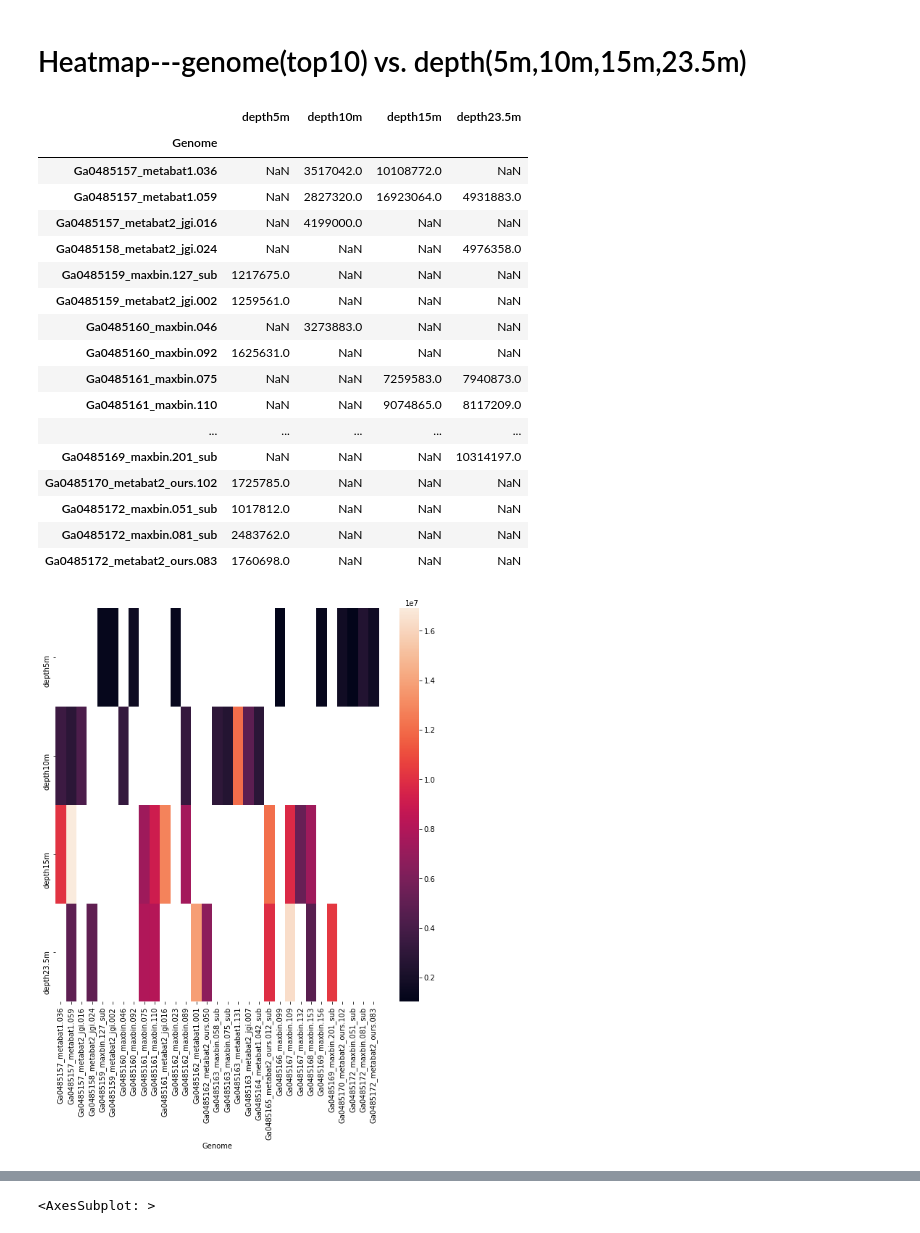
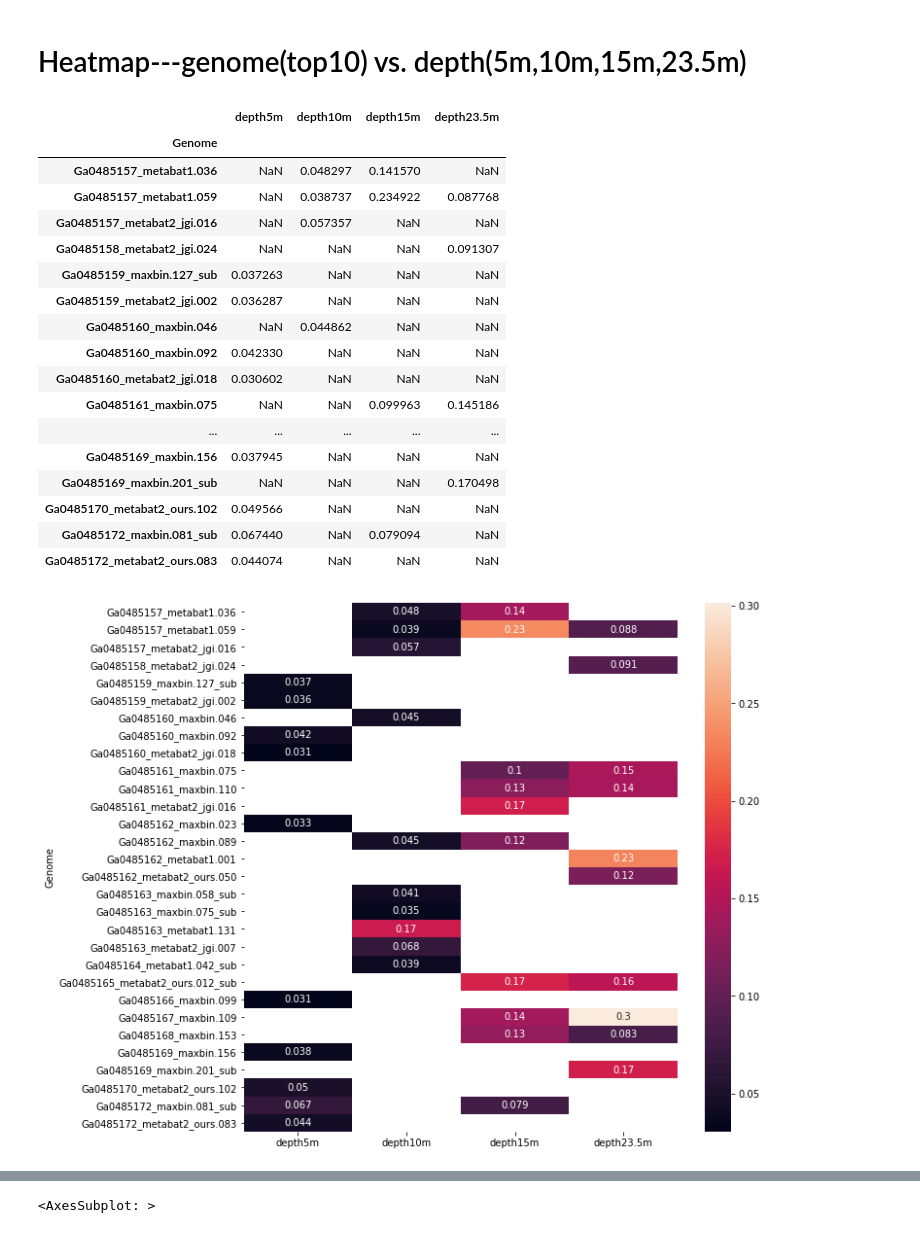
Before and after one commit to solislemuslab/lake-microbiome-data-analysis, a Jupyter notebook: lake-microbiome.ipynb, the cells around one changed output, grey strips where cells are left out. Drawn from its saved outputs; the diff is of its cells as text; code cells hidden in the pictures.

```diff
--- a/lake-microbiome.ipynb
+++ b/lake-microbiome.ipynb
@@ -30,3 +30,7 @@ data
 | 2020-08-05_23.5m | 152916 | 6702 | 67242 | 36246 | 140875 | 27860 | 198556 | 318575 | 460417 | 104251 | ... | ... |
 | 2020-08-05_10m | 797944 | 1121 | 43738 | 124573 | 158200 | 133505 | 268479 | 2574816 | 216942 | 74660 | ... | ... |
 17 rows × 431 columns
+# %%
+total_row=data.sum(axis=1)
+data = data.div(total_row, axis=0)
+data
@@ -581,26 +586,26 @@ df_top10
 # %% [output]
 |  | depth5m | depth10m | depth15m | depth23.5m |
 | Genome |  |  |  |  |
-| Ga0485157_metabat1.036 | NaN | 3517042.0 | 10108772.0 | NaN |
-| Ga0485157_metabat1.059 | NaN | 2827320.0 | 16923064.0 | 4931883.0 |
-| Ga0485157_metabat2_jgi.016 | NaN | 4199000.0 | NaN | NaN |
-| Ga0485158_metabat2_jgi.024 | NaN | NaN | NaN | 4976358.0 |
-| Ga0485159_maxbin.127_sub | 1217675.0 | NaN | NaN | NaN |
-| Ga0485159_metabat2_jgi.002 | 1259561.0 | NaN | NaN | NaN |
-| Ga0485160_maxbin.046 | NaN | 3273883.0 | NaN | NaN |
-| Ga0485160_maxbin.092 | 1625631.0 | NaN | NaN | NaN |
-| Ga0485161_maxbin.075 | NaN | NaN | 7259583.0 | 7940873.0 |
-| Ga0485161_maxbin.110 | NaN | NaN | 9074865.0 | 8117209.0 |
+| Ga0485157_metabat1.036 | NaN | 0.048297 | 0.141570 | NaN |
+| Ga0485157_metabat1.059 | NaN | 0.038737 | 0.234922 | 0.087768 |
+| Ga0485157_metabat2_jgi.016 | NaN | 0.057357 | NaN | NaN |
+| Ga0485158_metabat2_jgi.024 | NaN | NaN | NaN | 0.091307 |
+| Ga0485159_maxbin.127_sub | 0.037263 | NaN | NaN | NaN |
+| Ga0485159_metabat2_jgi.002 | 0.036287 | NaN | NaN | NaN |
+| Ga0485160_maxbin.046 | NaN | 0.044862 | NaN | NaN |
+| Ga0485160_maxbin.092 | 0.042330 | NaN | NaN | NaN |
+| Ga0485160_metabat2_jgi.018 | 0.030602 | NaN | NaN | NaN |
+| Ga0485161_maxbin.075 | NaN | NaN | 0.099963 | 0.145186 |
 | ... | ... | ... | ... | ... |
-| Ga0485169_maxbin.201_sub | NaN | NaN | NaN | 10314197.0 |
-| Ga0485170_metabat2_ours.102 | 1725785.0 | NaN | NaN | NaN |
-| Ga0485172_maxbin.051_sub | 1017812.0 | NaN | NaN | NaN |
-| Ga0485172_maxbin.081_sub | 2483762.0 | NaN | NaN | NaN |
-| Ga0485172_metabat2_ours.083 | 1760698.0 | NaN | NaN | NaN |
+| Ga0485169_maxbin.156 | 0.037945 | NaN | NaN | NaN |
+| Ga0485169_maxbin.201_sub | NaN | NaN | NaN | 0.170498 |
+| Ga0485170_metabat2_ours.102 | 0.049566 | NaN | NaN | NaN |
+| Ga0485172_maxbin.081_sub | 0.067440 | NaN | 0.079094 | NaN |
+| Ga0485172_metabat2_ours.083 | 0.044074 | NaN | NaN | NaN |
 # %%
 #ploting heatmap for all of the genome vs. depth. However, we are only focusing ont he top 10 this time....
 fig, ax = plt.subplots(figsize=(10,10))
-p2 = sns.heatmap(df_top10.T)
+p2 = sns.heatmap(df_top10,annot=True)
 None
 # %% [output]
-[figure, old version]
+[figure, new version]
```
Also changed, not shown: parts of 20 cells of this notebook, 1 other file.
